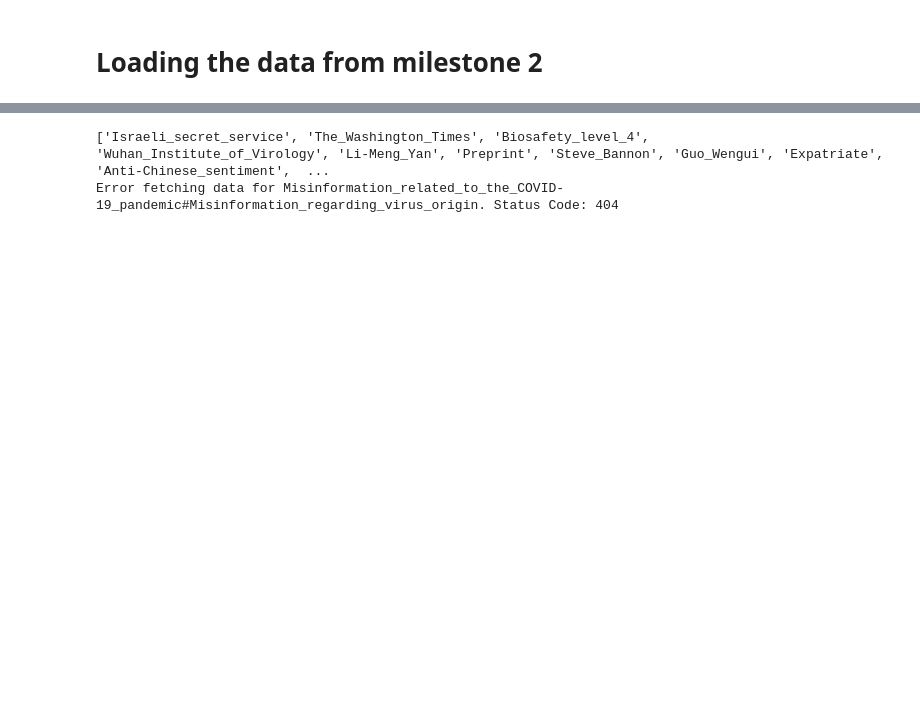
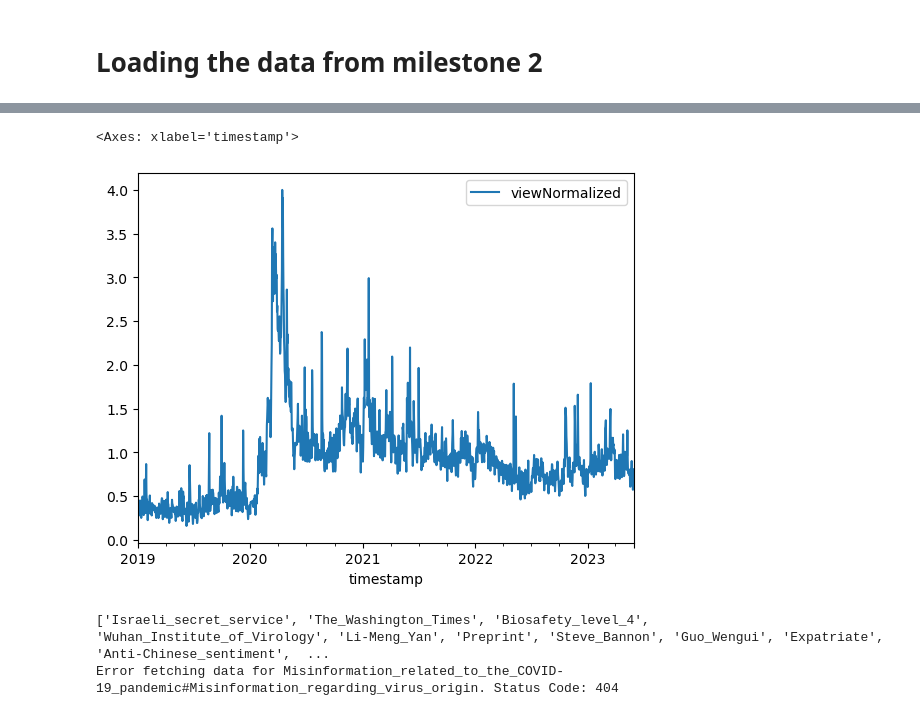
Before and after one commit to epfl-ada/ada-2023-project-thedogues1815, a Jupyter notebook: data_clustering_pablo_milestone3.ipynb, the cells around one changed output, grey strips where cells are left out. Saved outputs shown, nothing was run; the diff lists cells and outputs as text; code cells hidden in the pictures; blank space fills up the shorter version.

```diff
--- a/data_clustering_pablo_milestone3.ipynb
+++ b/data_clustering_pablo_milestone3.ipynb
@@ -72,22 +140,18 @@ class wikiTopic:
     def __init__(self, df, index):
         self.df = df.iloc[index]
 
-        self.extractLinksFromDf(df, index)
+        self.extractLinksFromDf()
         self.getViews()
 
-        self.getSublinks()
-        self.getViewsSubLinks()
+        #self.getSublinks()
+        #self.getViewsSubLinks()
 
-    def extractLinksFromDf(self,df, index):
-        #extract links from df
-        links = df['Links'][index]
-        #split links by commas
+    def extractLinksFromDf(self):
+
+        links = self.df.Links
         links = links.split(',')
-        #remove brackets and quotes
         self.links = [re.sub(r'[\[\]\'\s]', '', link) for link in links]
-        #replace "/wiki/" with nothing
         self.links = [re.sub(r'/wiki/', '', link) for link in self.links]
-        #remove empty strings
         self.links = [link for link in self.links if link != '']
 
     def getViews(self):
@@ -95,11 +159,18 @@ class wikiTopic:
         print(self.links)
         viewsdf = fetch_pageview_count("en", self.links)
         keys = list(viewsdf.keys())
+        print(keys)
+        #print(viewsdf)
         #make a list of df
         for i in range(len(keys)):
+            print(keys[i])
+            print(viewsdf[keys[i]])
+            self.dfView.append(viewsdf[keys[i]])
+
             if(existed(viewsdf[keys[i]])):
                 self.dfViewFinal.append(viewsdf[keys[i]])
-            self.dfView.append(viewsdf[keys[i]])
+
+
 
     def getSublinks(self):
         for i in range(len(self.links)):
@@ -146,0 +212,2 @@ def plotAllInfos(topic, function):
+# %%
+topic = wikiTopic(df_fakecovidNews, 3)
@@ -147,3 +257,8 @@ def plotAllInfos(topic, function):
+# %%
+getViewsNormalizedTotal(topic, minMax).plot()
+# %% [output]
+<Axes: xlabel='timestamp'>
+[figure, added]
 # %%
 topic = wikiTopic(df_fakecovidNews, 1)
 # %% [output]
```
Also changed, not shown: parts of 17 cells of this notebook.
